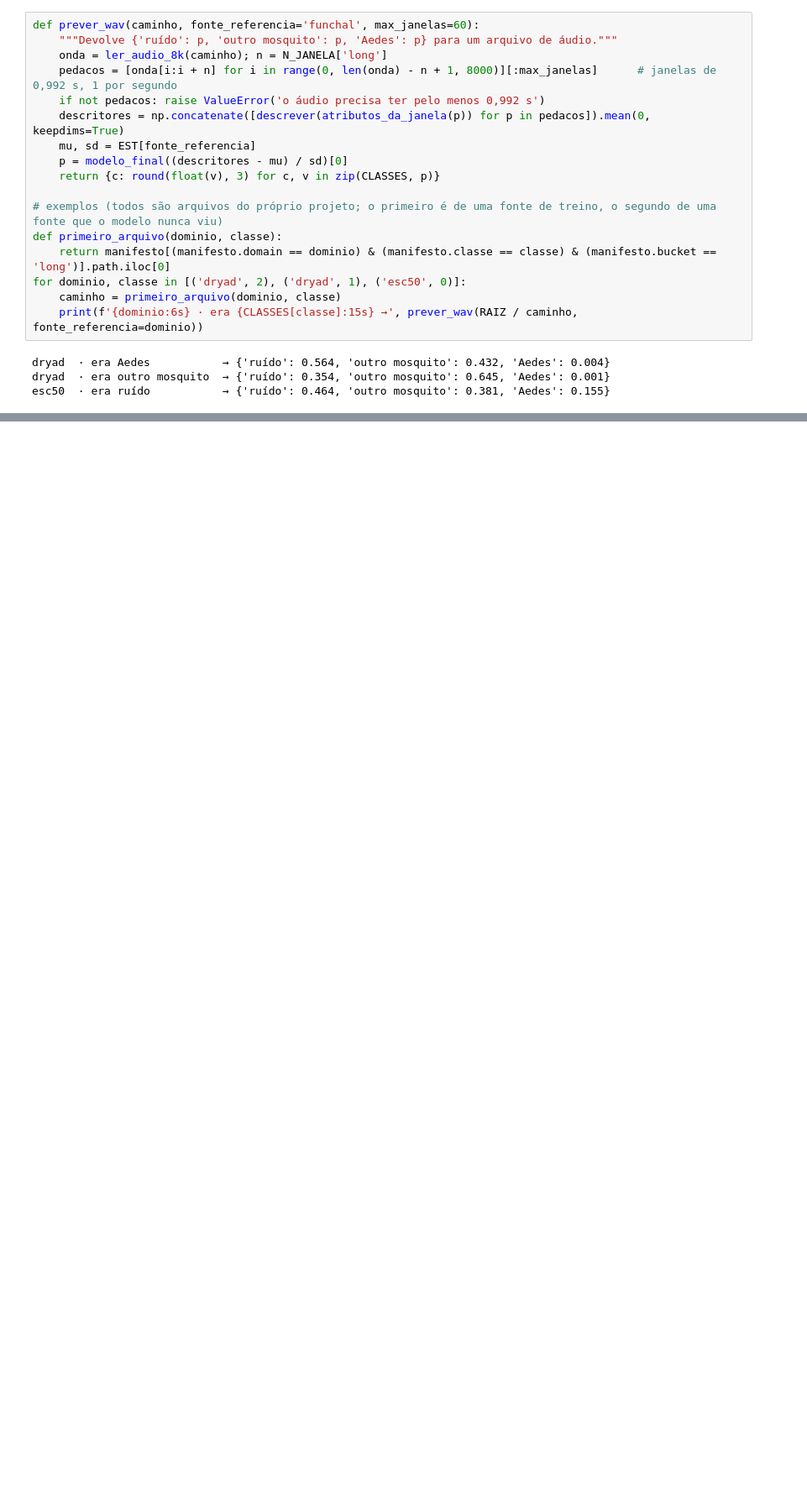
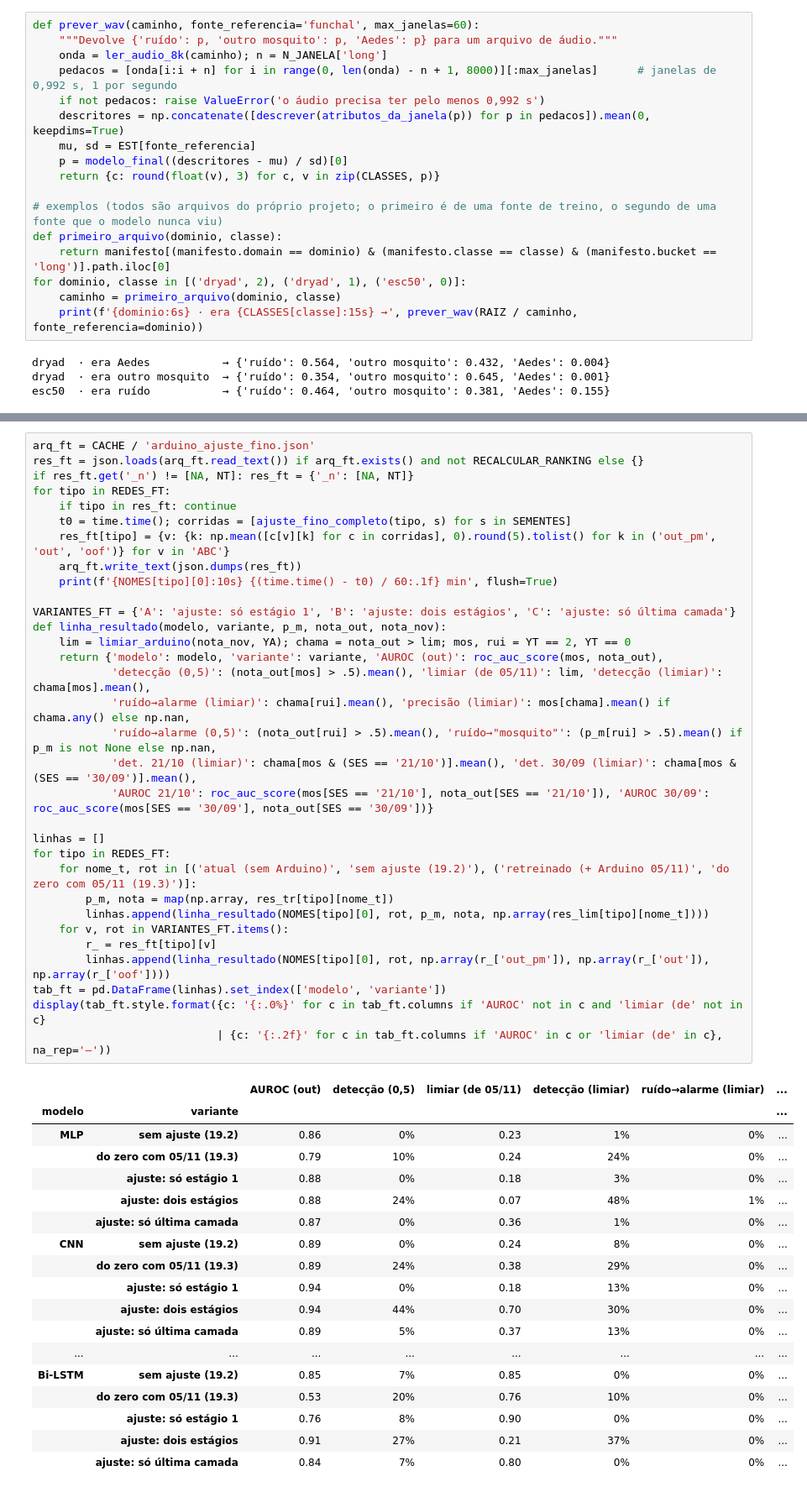
Before and after one commit to Lciarallo/mosquito-wingbeat, a Jupyter notebook: notebooks/detector_ternario_treinamento_teste_aplicacao.ipynb, the cells around one changed output, grey strips where cells are left out. Shown at 84% size. Drawn from its saved outputs; the diff is of its cells as text; blank space fills up the shorter version.

```diff
--- a/notebooks/detector_ternario_treinamento_teste_aplicacao.ipynb
+++ b/notebooks/detector_ternario_treinamento_teste_aplicacao.ipynb
@@ -1949,0 +2036,51 @@ display(pd.DataFrame(linhas).set_index(['combinação', 'arquivo', 'trecho']).st
+# %%
+arq_ft = CACHE / 'arduino_ajuste_fino.json'
+res_ft = json.loads(arq_ft.read_text()) if arq_ft.exists() and not RECALCULAR_RANKING else {}
+if res_ft.get('_n') != [NA, NT]: res_ft = {'_n': [NA, NT]}
+for tipo in REDES_FT:
+    if tipo in res_ft: continue
+    t0 = time.time(); corridas = [ajuste_fino_completo(tipo, s) for s in SEMENTES]
+    res_ft[tipo] = {v: {k: np.mean([c[v][k] for c in corridas], 0).round(5).tolist() for k in ('out_pm', 'out', 'oof')} for v in 'ABC'}
+    arq_ft.write_text(json.dumps(res_ft))
+    print(f'{NOMES[tipo][0]:10s} {(time.time() - t0) / 60:.1f} min', flush=True)
+
+VARIANTES_FT = {'A': 'ajuste: só estágio 1', 'B': 'ajuste: dois estágios', 'C': 'ajuste: só última camada'}
+def linha_resultado(modelo, variante, p_m, nota_out, nota_nov):
+    lim = limiar_arduino(nota_nov, YA); chama = nota_out > lim; mos, rui = YT == 2, YT == 0
+    return {'modelo': modelo, 'variante': variante, 'AUROC (out)': roc_auc_score(mos, nota_out),
+            'detecção (0,5)': (nota_out[mos] > .5).mean(), 'limiar (de 05/11)': lim, 'detecção (limiar)': chama[mos].mean(),
+            'ruído→alarme (limiar)': chama[rui].mean(), 'precisão (limiar)': mos[chama].mean() if chama.any() else np.nan,
+            'ruído→alarme (0,5)': (nota_out[rui] > .5).mean(), 'ruído→"mosquito"': (p_m[rui] > .5).mean() if p_m is not None else np.nan,
+            'det. 21/10 (limiar)': chama[mos & (SES == '21/10')].mean(), 'det. 30/09 (limiar)': chama[mos & (SES == '30/09')].mean(),
+            'AUROC 21/10': roc_auc_score(mos[SES == '21/10'], nota_out[SES == '21/10']), 'AUROC 30/09': roc_auc_score(mos[SES == '30/09'], nota_out[SES == '30/09'])}
+
+linhas = []
+for tipo in REDES_FT:
+    for nome_t, rot in [('atual (sem Arduino)', 'sem ajuste (19.2)'), ('retreinado (+ Arduino 05/11)', 'do zero com 05/11 (19.3)')]:
+        p_m, nota = map(np.array, res_tr[tipo][nome_t])
+        linhas.append(linha_resultado(NOMES[tipo][0], rot, p_m, nota, np.array(res_lim[tipo][nome_t])))
+    for v, rot in VARIANTES_FT.items():
+        r_ = res_ft[tipo][v]
+        linhas.append(linha_resultado(NOMES[tipo][0], rot, np.array(r_['out_pm']), np.array(r_['out']), np.array(r_['oof'])))
+tab_ft = pd.DataFrame(linhas).set_index(['modelo', 'variante'])
+display(tab_ft.style.format({c: '{:.0%}' for c in tab_ft.columns if 'AUROC' not in c and 'limiar (de' not in c}
+                            | {c: '{:.2f}' for c in tab_ft.columns if 'AUROC' in c or 'limiar (de' in c}, na_rep='—'))
+# %% [output]
+|  |  | AUROC (out) | detecção (0,5) | limiar (de 05/11) | detecção (limiar) | ruído→alarme (limiar) | ... |
+| modelo | variante |  |  |  |  |  | ... |
+| MLP | sem ajuste (19.2) | 0.86 | 0% | 0.23 | 1% | 0% | ... |
+|  | do zero com 05/11 (19.3) | 0.79 | 10% | 0.24 | 24% | 0% | ... |
+|  | ajuste: só estágio 1 | 0.88 | 0% | 0.18 | 3% | 0% | ... |
+|  | ajuste: dois estágios | 0.88 | 24% | 0.07 | 48% | 1% | ... |
+|  | ajuste: só última camada | 0.87 | 0% | 0.36 | 1% | 0% | ... |
+| CNN | sem ajuste (19.2) | 0.89 | 0% | 0.24 | 8% | 0% | ... |
+|  | do zero com 05/11 (19.3) | 0.89 | 24% | 0.38 | 29% | 0% | ... |
+|  | ajuste: só estágio 1 | 0.94 | 0% | 0.18 | 13% | 0% | ... |
+|  | ajuste: dois estágios | 0.94 | 44% | 0.70 | 30% | 0% | ... |
+|  | ajuste: só última camada | 0.89 | 5% | 0.37 | 13% | 0% | ... |
+| ... | ... | ... | ... | ... | ... | ... | ... |
+| Bi-LSTM | sem ajuste (19.2) | 0.85 | 7% | 0.85 | 0% | 0% | ... |
+|  | do zero com 05/11 (19.3) | 0.53 | 20% | 0.76 | 10% | 0% | ... |
+|  | ajuste: só estágio 1 | 0.76 | 8% | 0.90 | 0% | 0% | ... |
+|  | ajuste: dois estágios | 0.91 | 27% | 0.21 | 37% | 0% | ... |
+|  | ajuste: só última camada | 0.84 | 7% | 0.80 | 0% | 0% | ... |
```
Also changed, not shown: parts of 52 cells of this notebook, 1 other file.
